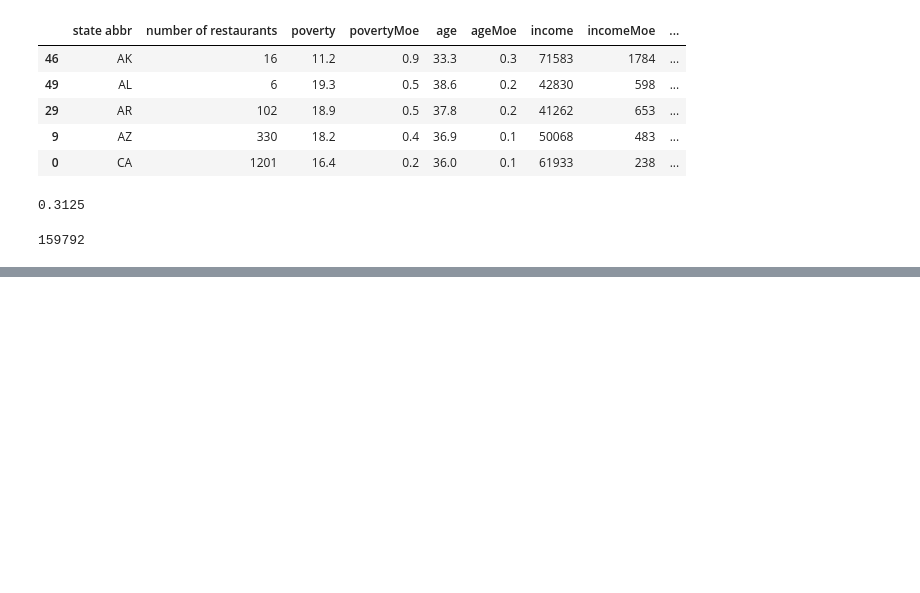
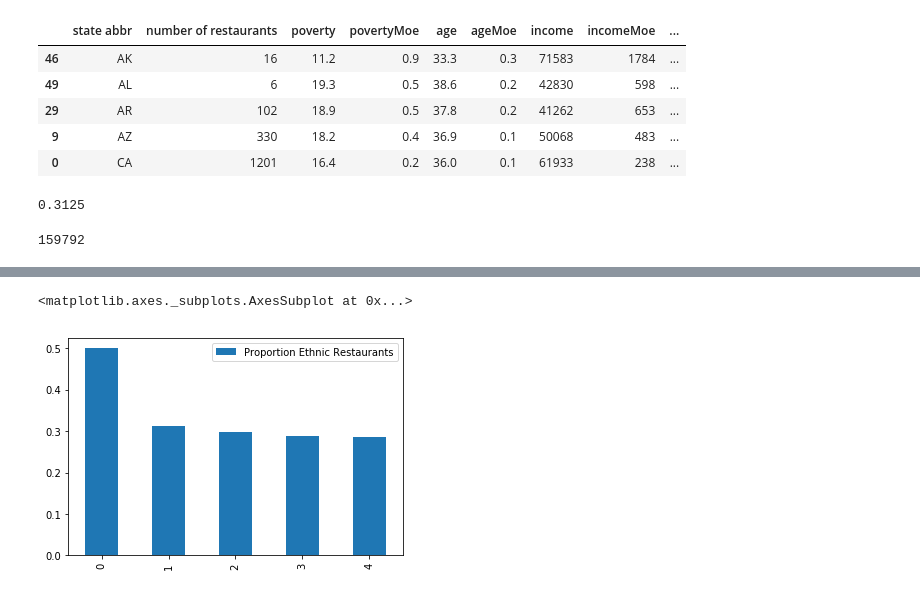
Before and after one commit to LBBL96/Fast-Food-Industry-Web-Visualization, a Jupyter notebook: Untitled.ipynb, the cells around one changed output, grey strips where cells are left out. Cells and saved outputs as stored; diff of their text form; code cells hidden in the pictures; blank space fills up the shorter version.

```diff
--- a/Untitled.ipynb
+++ b/Untitled.ipynb
@@ -219,0 +638,10 @@ TypeError: 'int' object is not callable
+# %%
+ethnic_df = pd.DataFrame()
+# %%
+ethnic_df["State"] = ["AL", "MO", "NV", "MT", "ND"]
+ethnic_df["Proportion Ethnic Restaurants"] = [0.500, 0.313, 0.298, 0.289, 0.286]
+# %%
+ethnic_df.plot(kind = "bar")
+# %% [output]
+<matplotlib.axes._subplots.AxesSubplot at 0x...>
+[figure, added]
```
Also changed, not shown: parts of 96 cells of this notebook, 25 other files.
